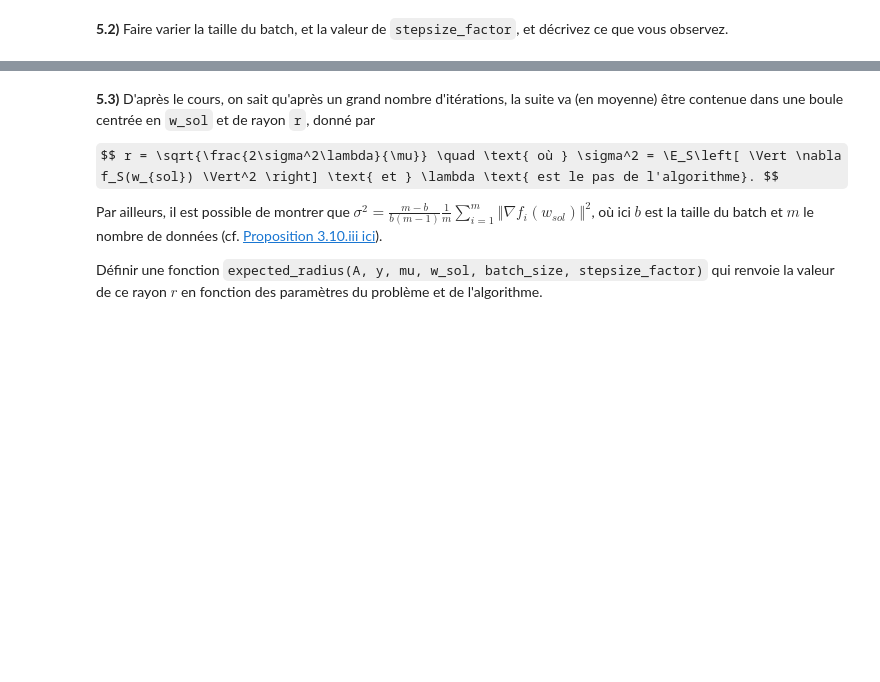
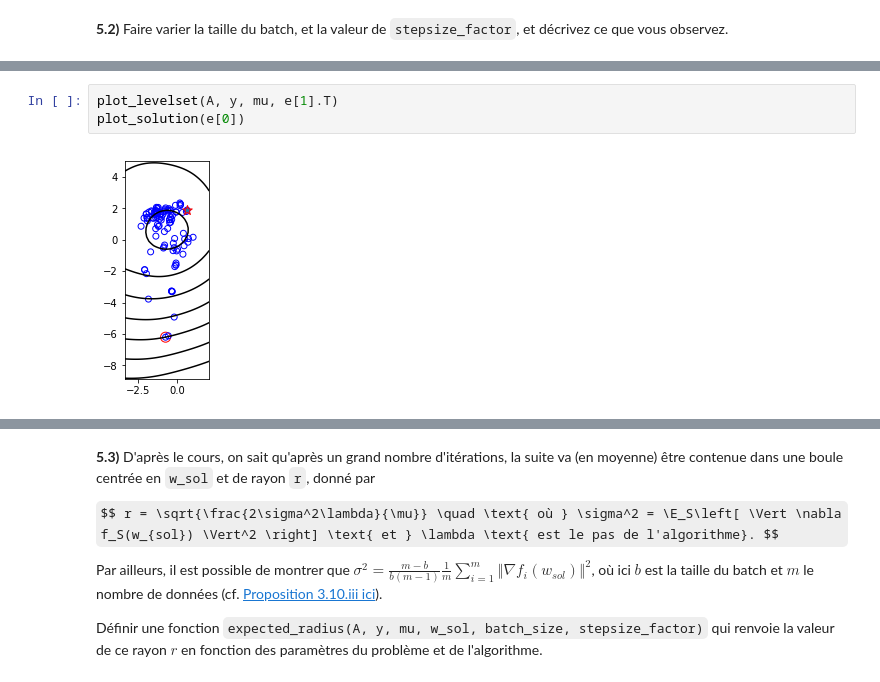
Before and after one commit to JLechuga94/ML-Optimisation, a Jupyter notebook: TP_students.ipynb, the cells around one changed output, grey strips where cells are left out. Drawn from its saved outputs; the diff is of its cells as text; some formulas as TeX source; blank space fills up the shorter version.

```diff
--- a/TP_students.ipynb
+++ b/TP_students.ipynb
@@ -790,0 +799,5 @@ array([0.74424353, 0.37312233])
+# %%
+plot_levelset(A, y, mu, e[1].T)
+plot_solution(e[0])
+# %% [output]
+[figure, added]
```
Also changed, not shown: parts of 17 cells of this notebook.
